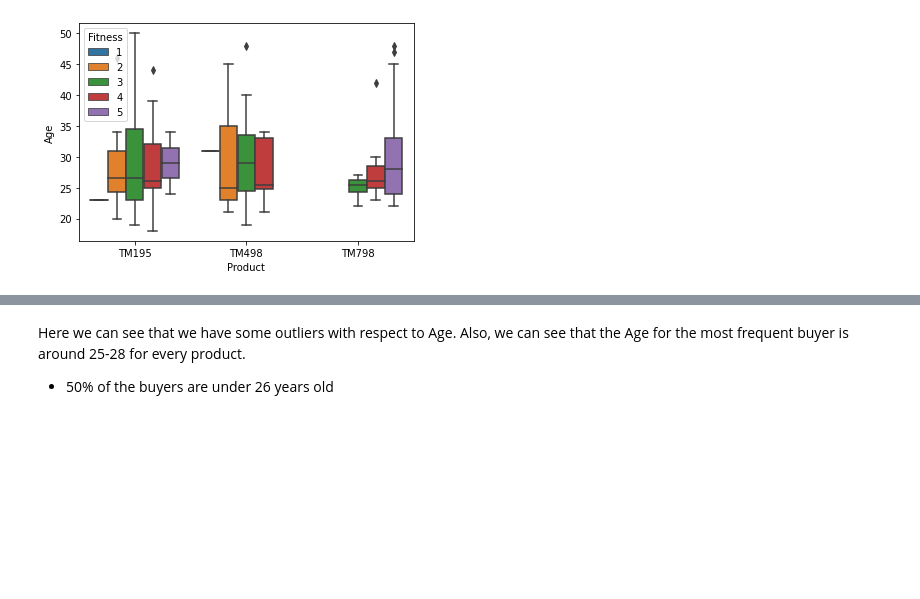
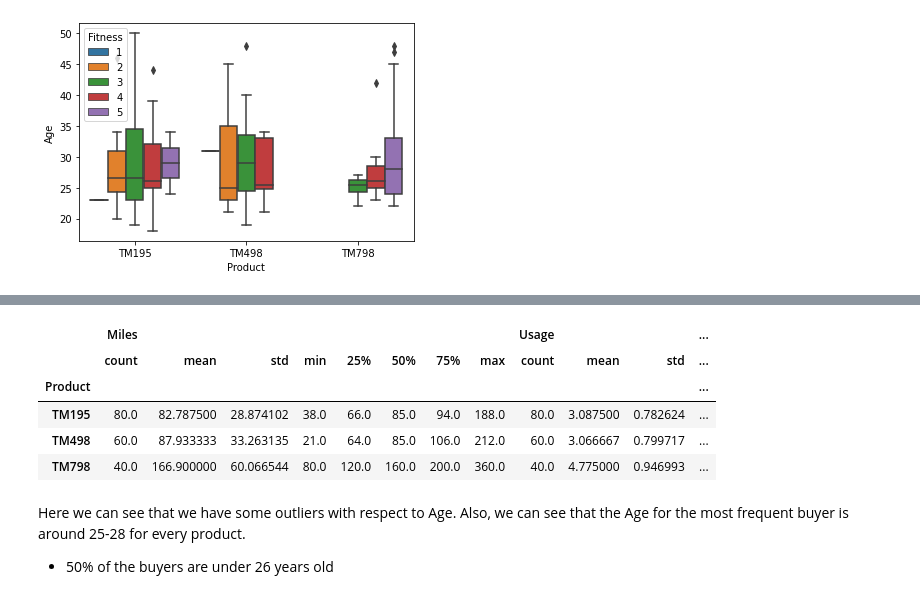
Before and after one commit to FelixOnofrei/Data-Science, a Jupyter notebook: Cardio_Dataset_EDA_Descriptive_Statistics.ipynb, the cells around one changed output, grey strips where cells are left out. Cells and saved outputs as stored; diff of their text form; code cells hidden in the pictures; blank space fills up the shorter version.

```diff
--- a/Cardio_Dataset_EDA_Descriptive_Statistics.ipynb
+++ b/Cardio_Dataset_EDA_Descriptive_Statistics.ipynb
@@ -79,3 +88,12 @@ df.describe()
+# %%
+df.groupby('Product')[['Miles','Usage']].describe()
+# %% [output]
+|  | Miles |  |  |  |  |  |  |  | Usage |  |  | ... |
+|  | count | mean | std | min | 25% | 50% | 75% | max | count | mean | std | ... |
+| Product |  |  |  |  |  |  |  |  |  |  |  | ... |
+| TM195 | 80.0 | 82.787500 | 28.874102 | 38.0 | 66.0 | 85.0 | 94.0 | 188.0 | 80.0 | 3.087500 | 0.782624 | ... |
+| TM498 | 60.0 | 87.933333 | 33.263135 | 21.0 | 64.0 | 85.0 | 106.0 | 212.0 | 60.0 | 3.066667 | 0.799717 | ... |
+| TM798 | 40.0 | 166.900000 | 60.066544 | 80.0 | 120.0 | 160.0 | 200.0 | 360.0 | 40.0 | 4.775000 | 0.946993 | ... |
 # %% [markdown]
 Here we can see that we have some outliers with respect to Age. Also, we can see that the Age for the most frequent buyer is around 25-28 for every product.
 - 50% of the buyers are under 26 years old
```
Also changed, not shown: parts of 3 cells of this notebook.
